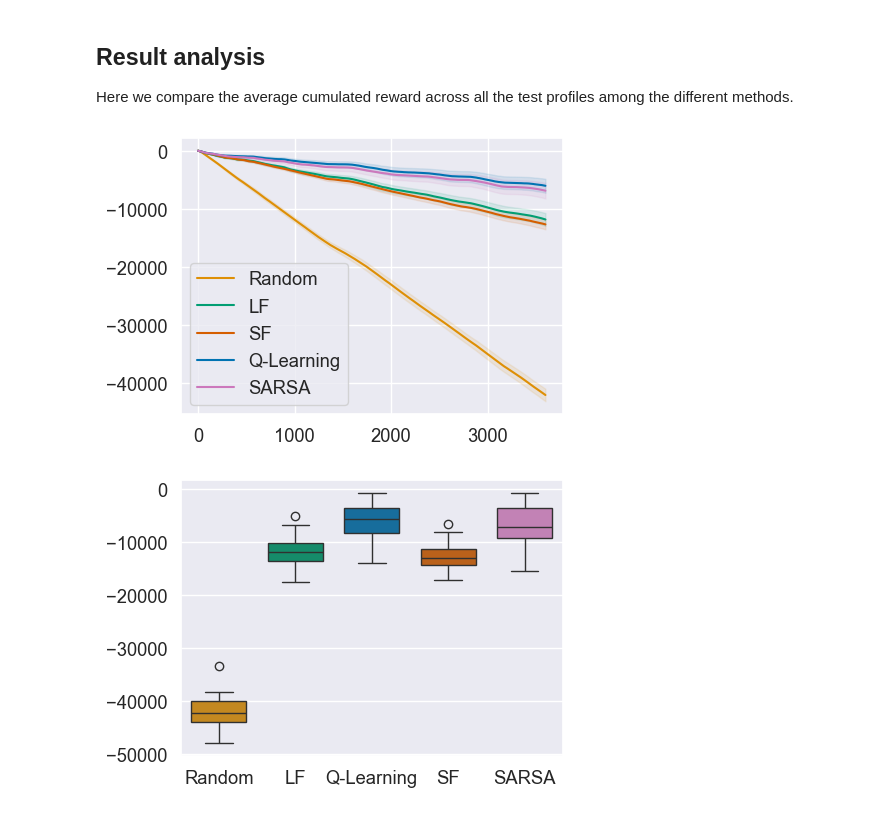
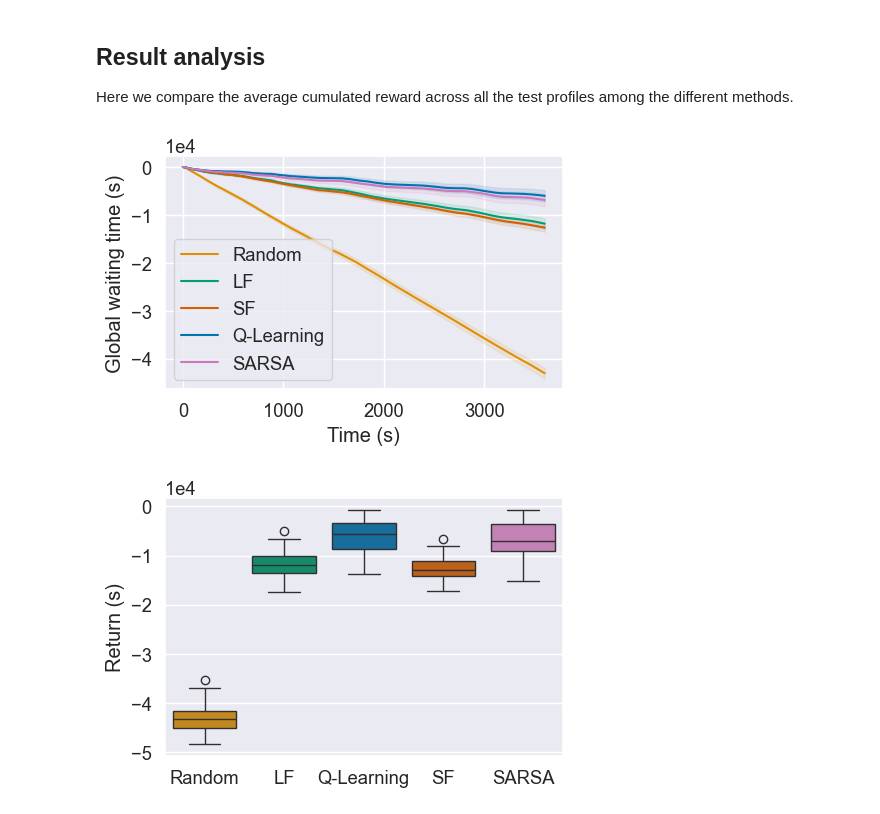
Before and after one commit to Daveonwave/gym4ReaL, a Jupyter notebook: examples/elevator/benchmarks.ipynb, the cells around one changed output. Saved outputs shown, nothing was run; the diff lists cells and outputs as text; code cells hidden in the pictures.

```diff
--- a/examples/elevator/benchmarks.ipynb
+++ b/examples/elevator/benchmarks.ipynb
@@ -266,52 +264,66 @@ Here we compare the average cumulated reward across all the test profiles among
 # %%
 fig, ax = plt.subplots(1, 1, figsize=(5, 3.5), tight_layout=True)
 
 for i, alg in enumerate(rewards.keys()):
     cum_rewards = [rewards[alg][episode]['cum'] for episode in range(eval_episodes)]
     means = np.mean(cum_rewards, axis=0)
     stds = np.std(cum_rewards, axis=0)
-    ci = 1.96 * stds/np.sqrt(len(rewards[alg].keys()))
+    ci = 1.96 * stds / np.sqrt(len(rewards[alg].keys()))
 
     ax.plot(means, label=alg_labels[alg], color=alg_color[alg])
     ax.fill_between(range(len(means)), means + ci, means - ci, color=alg_color[alg], alpha=0.1)
-    ax.legend()
-plt.savefig('/plots/elevator_avg_reward.pdf')
+
+# Set axis labels
+ax.set_xlabel("Time (s)")
+ax.set_ylabel("Global waiting time (s)")
+
+# Set scientific notation for y-axis
+ax.ticklabel_format(style='sci', axis='y', scilimits=(0, 0))
+
+# Add legend
+ax.legend()
+
+# Save figure
+plt.savefig('plots/elevator_avg_reward.pdf')
 # %% [output]
-[figure, old version]
+[figure, new version]
 # %%
+from matplotlib.ticker import ScalarFormatter
+
+# Prepare data for boxplot
 box_data = {}
 colors = []
 
-rewards_sorted = {'random': rewards['random'],
-           'longest_first' : rewards['longest_first'],
-           'q-learning': rewards['q-learning'],
-           'shortest_first': rewards['shortest_first'],
-           'sarsa': rewards['sarsa'] }
+# Sort and organize the reward data by algorithm
+rewards_sorted = {
+    'random': rewards['random'],
+    'longest_first': rewards['longest_first'],
+    'q-learning': rewards['q-learning'],
+    'shortest_first': rewards['shortest_first'],
+    'sarsa': rewards['sarsa']
+}
 
+# Collect the final cumulative reward for each episode of each algorithm
 for alg in rewards_sorted.keys():
-    box_data[alg_labels[alg]] = []
-
+    box_data[alg_labels[alg]] = []  # Use human-readable labels
     for episode in rewards_sorted[alg].keys():
         box_data[alg_labels[alg]].append(rewards_sorted[alg][episode]['cum'][-1])
+    colors.append(alg_color[alg])  # Store color for consistency in plotting
 
-    colors.append(alg_color[alg])
+# Create the boxplot
+fig, ax = plt.subplots(figsize=(5, 3.5), tight_layout=True)
+box_plot = sns.boxplot(data=box_data, palette=colors, width=0.8, ax=ax)
 
-fig, ax = plt.subplots(figsize=(5, 3.5), tight_layout=True)
-box_plot = sns.boxplot(box_data, gap=.1, palette=colors, width=0.8)
+# Label the axes
+ax.set_ylabel("Return (s)")
 
-medians = [np.mean(values) for key, values in box_data.items()]
-vertical_offset = 3000 # offset from median for display
+# Use scientific notation on y-axis
+formatter = ScalarFormatter()
+formatter.set_scientific(True)
+formatter.set_powerlimits((-2, 3))  # Show scientific notation when appropriate
+ax.yaxis.set_major_formatter(formatter)
 
-"""
-for xtick, alg in zip(box_plot.get_xticks(), rewards.keys()):
-    box_plot.text(xtick,
-                  vertical_offset,
-                  round(medians[xtick]),
-                  horizontalalignment='center',
-                  size='x-small',
-                  color=alg_color[alg],
-                  weight='semibold')
-                  """
-plt.savefig("/plots/elevator-boxplot.pdf")
+plt.tight_layout()
+plt.savefig("plots/elevator_boxplot.pdf")
 # %% [output]
-[figure, old version]
+[figure, new version]
```
Also changed, not shown: parts of 4 cells of this notebook, 22 other files.
